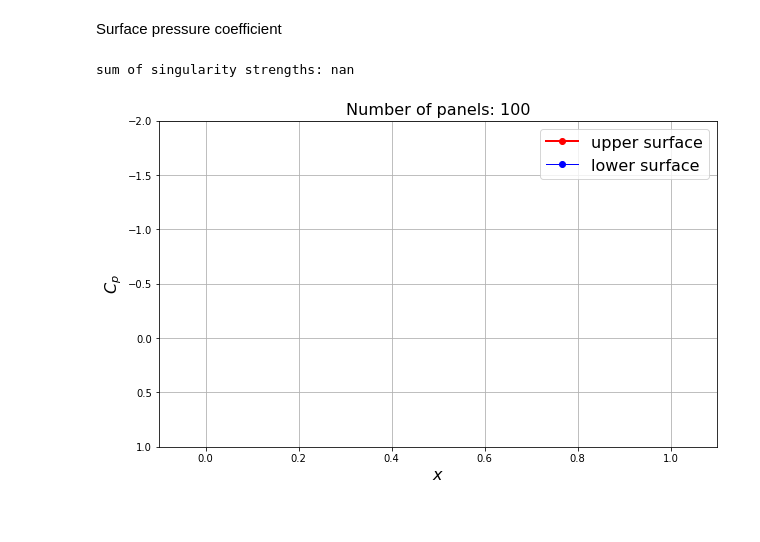
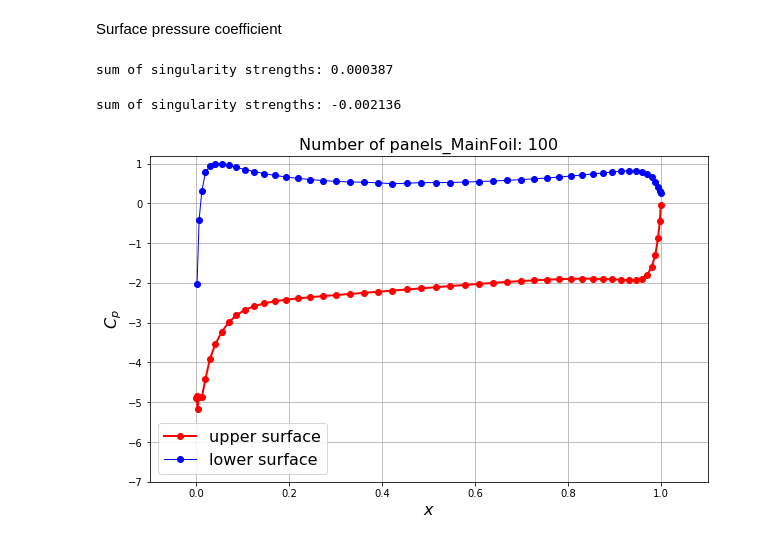
Before and after one commit to tianjiaozhang678/mae6226, a Jupyter notebook: Assignment3.ipynb, the cells around one changed output. Saved outputs shown, nothing was run; the diff lists cells and outputs as text; code cells hidden in the pictures.

```diff
--- a/Assignment3.ipynb
+++ b/Assignment3.ipynb
@@ -121,16 +121,14 @@ def source_contribution_normal(panels, panels_fp):
 
     for i, panel_i in enumerate(panels):
         for j, panel_j in enumerate(panels_fp):
-            if i!= j:
-                A[i, 100 + j] = 0.5 / numpy.pi * integral(panel_i.xc, panel_i.yc,
+            A[i, 100 + j] = 0.5 / numpy.pi * integral(panel_i.xc, panel_i.yc,
                                                     panel_j,
                                                     numpy.cos(panel_i.beta),
                                                     numpy.sin(panel_i.beta))
 
     for i, panel_i in enumerate(panels_fp):
         for j, panel_j in enumerate(panels):
-            if i != j:
-                A[i + 100, j] = 0.5 / numpy.pi * integral(panel_i.xc, panel_i.yc,
+            A[i + 100, j] = 0.5 / numpy.pi * integral(panel_i.xc, panel_i.yc,
                                                     panel_j,
                                                     numpy.cos(panel_i.beta),
                                                     numpy.sin(panel_i.beta))
@@ -158,16 +156,14 @@ def vortex_contribution_normal(panels, panels_fp):
 
     for i, panel_i in enumerate(panels):
         for j, panel_j in enumerate(panels_fp):
-            if i != j:
-                A[i, 100 + j] = -0.5 / numpy.pi * integral(panel_i.xc, panel_i.yc,
+            A[i, 100 + j] = -0.5 / numpy.pi * integral(panel_i.xc, panel_i.yc,
                                                      panel_j,
                                                      numpy.sin(panel_i.beta),
                                                      -numpy.cos(panel_i.beta))
 
     for i, panel_i in enumerate(panels_fp):
         for j, panel_j in enumerate(panels):
-            if i != j:
-                A[i + 100, j] = -0.5 / numpy.pi * integral(panel_i.xc, panel_i.yc,
+            A[i + 100, j] = -0.5 / numpy.pi * integral(panel_i.xc, panel_i.yc,
                                                      panel_j,
                                                      numpy.sin(panel_i.beta),
                                                      -numpy.cos(panel_i.beta))
@@ -293,23 +293,28 @@ for j, panel in enumerate(panels_fp):
 accuracy = sum([panel.sigma * panel.length for panel in panels])
 print('sum of singularity strengths: {:0.6f}'.format(accuracy))
 # %% [output]
-sum of singularity strengths: nan
+sum of singularity strengths: 0.000387
+# %%
+accuracy = sum([panel.sigma * panel.length for panel in panels_fp])
+print('sum of singularity strengths: {:0.6f}'.format(accuracy))
+# %% [output]
+sum of singularity strengths: -0.002136
 # %%
 pyplot.figure(figsize=(10, 6))
 pyplot.grid()
 pyplot.xlabel('$x$', fontsize=16)
 pyplot.ylabel('$C_p$', fontsize=16)
 pyplot.plot([panel.xc for panel in panels if panel.loc == 'upper'],
             [panel.cp for panel in panels if panel.loc == 'upper'],
             label='upper surface',
             color='r', linestyle='-', linewidth=2, marker='o', markersize=6)
 pyplot.plot([panel.xc for panel in panels if panel.loc == 'lower'],
             [panel.cp for panel in panels if panel.loc == 'lower'],
             label= 'lower surface',
             color='b', linestyle='-', linewidth=1, marker='o', markersize=6)
 pyplot.legend(loc='best', prop={'size':16})
 pyplot.xlim(-0.1, 1.1)
-pyplot.ylim(1.0, -2.0)
-pyplot.title('Number of panels: {}'.format(panels.size), fontsize=16);
+pyplot.ylim(-7.0, 1.2)
+pyplot.title('Number of panels_MainFoil: {}'.format(panels.size), fontsize=16);
 # %% [output]
-[figure, old version]
+[figure, new version]
```
Also changed, not shown: parts of 4 cells of this notebook.
